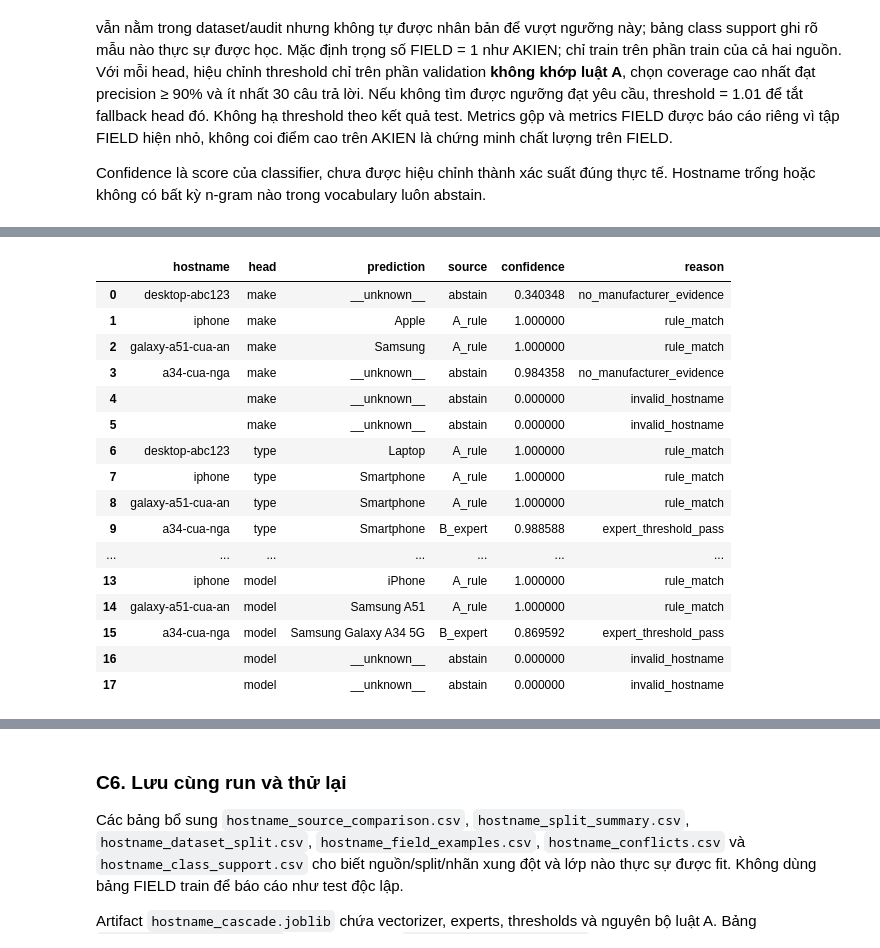
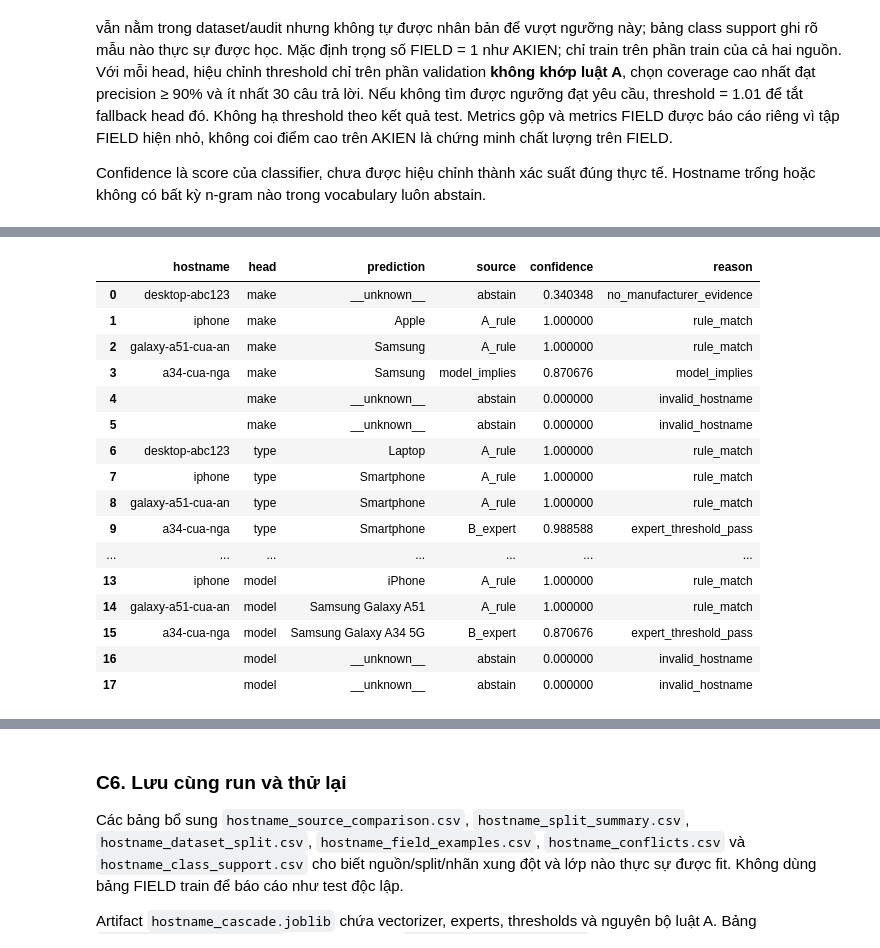
Before and after one commit to DucAnhVu-15/Smart_Device_Classify, a Jupyter notebook: pipeline/train_model/05_train.ipynb, the cells around one changed output, grey strips where cells are left out. Drawn from its saved outputs; the diff is of its cells as text; code cells hidden in the pictures.

```diff
--- a/pipeline/train_model/05_train.ipynb
+++ b/pipeline/train_model/05_train.ipynb
@@ -1517,36 +1517,66 @@ class HostnameCascade:
                 "threshold": threshold, "rule_pattern": patterns,
                 "expert_called": called, "expert_candidate": candidate, "reason": reasons,
             }))
+        self.model_implies_make(frames[0], frames[2])
         return pd.concat(frames, ignore_index=True)
+
+    def model_implies_make(self, make, model):
+        # Giống merge_reference/attach_hostname (09/12/13) khi gói tin chưa biết make:
+        # model expert trái make đã trả thì bỏ model; model có make thì điền make còn trống;
+        # make trái make của model rule thì bỏ make.
+        hierarchy = self.bundle.get("hierarchy", {})
+        implied = model["prediction"].map(lambda m: hierarchy.get(m, {}).get("make", HN_UNKNOWN))
+        known = make["prediction"].ne(HN_UNKNOWN) & implied.ne(HN_UNKNOWN)
+        conflict = model["source"].eq("B_expert") & known & implied.ne(make["prediction"])
+        model.loc[conflict, ["prediction", "source", "reason"]] = [HN_UNKNOWN, "abstain", "make_conflict"]
+        implied[conflict] = HN_UNKNOWN
+        fill = make["prediction"].eq(HN_UNKNOWN) & implied.ne(HN_UNKNOWN)
+        make.loc[fill, "prediction"] = implied[fill]
+        make.loc[fill, "confidence"] = model.loc[fill, "confidence"]
+        make.loc[fill, ["source", "reason"]] = ["model_implies", "model_implies"]
+        clash = make["prediction"].ne(HN_UNKNOWN) & implied.ne(HN_UNKNOWN) & implied.ne(make["prediction"])
+        make.loc[clash, ["prediction", "source", "reason"]] = [HN_UNKNOWN, "abstain", "model_conflict"]
 
     def predict_row(self, hostname):
         trace = self.predict([hostname])
         return {row["head"]: {"top1": row["prediction"], "source": row["source"],
                              "confidence": float(row["confidence"]),
                              "is_unknown": row["prediction"] == HN_UNKNOWN,
                              "reason": row["reason"]}
                 for _, row in trace.iterrows()}
 
+# Hierarchy model -> make/type từ train (make chỉ khi duy nhất); 09 gộp vào mask/implied của release.
+hn_hierarchy = {}
+for name, group in hn_train.dropna(subset=["model"]).groupby("model"):
+    makes = group["make"].dropna().unique().tolist()
+    types = group["type"].dropna().unique().tolist()
+    hn_hierarchy[str(name)] = {"types": types}
+    if len(makes) == 1:
+        hn_hierarchy[str(name)]["make"] = makes[0]
+# Model chỉ có trong catalog (vd Galaxy S26) lấy make/type từ catalog; model đã học giữ hierarchy dữ liệu.
+for name, rule in hn_catalog["hierarchy"].items():
+    hn_hierarchy.setdefault(name, rule)
 hn_bundle = {
     "format": "sdc-hostname-cascade-v1",
     "unknown_label": HN_UNKNOWN,
     "heads": list(HN_HEADS),
     "rules": hn_rules,
     "vectorizer": hn_vectorizer,
     "experts": hn_experts,
+    "hierarchy": hn_hierarchy,
     "normalization": "NFKC/lowercase/whitespace-v1",
 }
 hn_predictor = HostnameCascade(hn_bundle)
 display(hn_predictor.predict([
     "desktop-abc123", "iphone", "galaxy-a51-cua-an", "A34-cua-Nga", "", None
 ])[["hostname", "head", "prediction", "source", "confidence", "reason"]])
 # Dùng trên telemetry: hn_predictor.predict_row(row.get("dhcp_hostname"))
 # %% [output]
 |  | hostname | head | prediction | source | confidence | reason |
 | 0 | desktop-abc123 | make | __unknown__ | abstain | 0.340348 | no_manufacturer_evidence |
 | 1 | iphone | make | Apple | A_rule | 1.000000 | rule_match |
 | 2 | galaxy-a51-cua-an | make | Samsung | A_rule | 1.000000 | rule_match |
-| 3 | a34-cua-nga | make | __unknown__ | abstain | 0.984358 | no_manufacturer_evidence |
+| 3 | a34-cua-nga | make | Samsung | model_implies | 0.870676 | model_implies |
 | 4 |  | make | __unknown__ | abstain | 0.000000 | invalid_hostname |
 | 5 |  | make | __unknown__ | abstain | 0.000000 | invalid_hostname |
 | 6 | desktop-abc123 | type | Laptop | A_rule | 1.000000 | rule_match |
@@ -1555,8 +1585,8 @@ display(hn_predictor.predict([
 | 9 | a34-cua-nga | type | Smartphone | B_expert | 0.988588 | expert_threshold_pass |
 | ... | ... | ... | ... | ... | ... | ... |
 | 13 | iphone | model | iPhone | A_rule | 1.000000 | rule_match |
-| 14 | galaxy-a51-cua-an | model | Samsung A51 | A_rule | 1.000000 | rule_match |
-| 15 | a34-cua-nga | model | Samsung Galaxy A34 5G | B_expert | 0.869592 | expert_threshold_pass |
+| 14 | galaxy-a51-cua-an | model | Samsung Galaxy A51 | A_rule | 1.000000 | rule_match |
+| 15 | a34-cua-nga | model | Samsung Galaxy A34 5G | B_expert | 0.870676 | expert_threshold_pass |
 | 16 |  | model | __unknown__ | abstain | 0.000000 | invalid_hostname |
 | 17 |  | model | __unknown__ | abstain | 0.000000 | invalid_hostname |
 # %%
```
Also changed, not shown: parts of 8 cells of this notebook, 7 other files.
